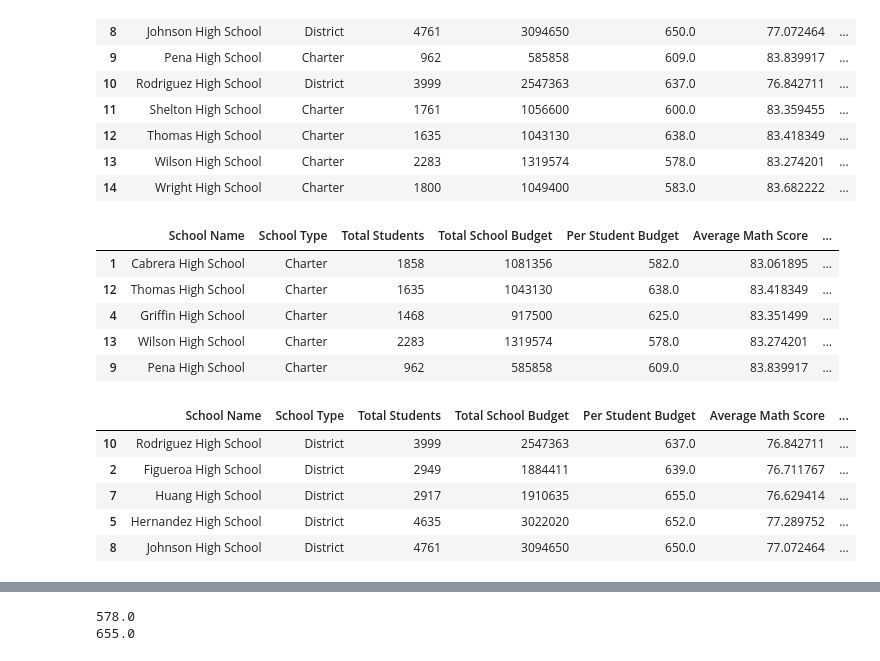
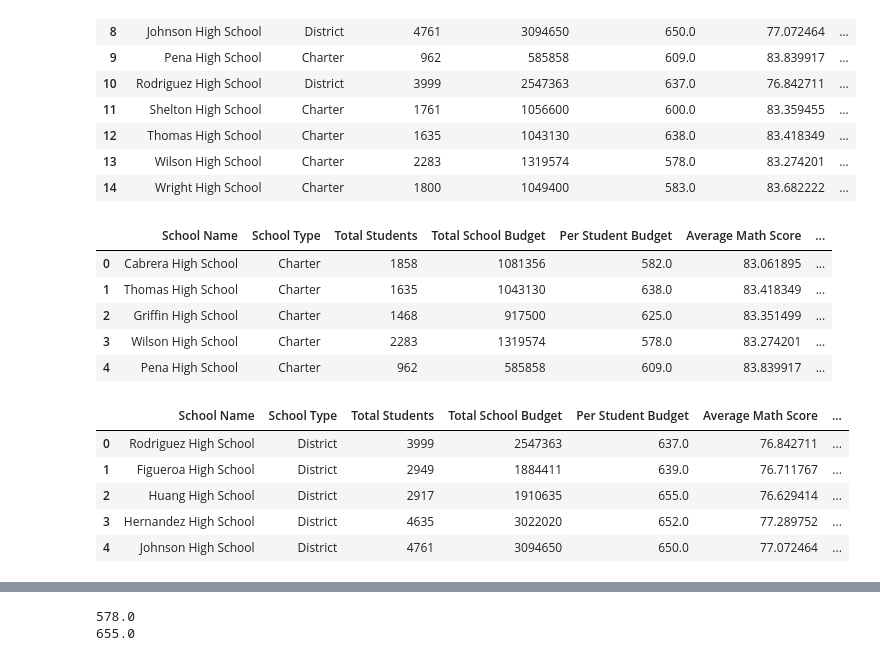
Before and after one commit to JimKTran/UofT-BCS-Pandas-Challenge, a Jupyter notebook: PyCitySchools/PyCitySchools.ipynb, the cells around one changed output, grey strips where cells are left out. Drawn from its saved outputs; the diff is of its cells as text; code cells hidden in the pictures.

```diff
--- a/PyCitySchools/PyCitySchools.ipynb
+++ b/PyCitySchools/PyCitySchools.ipynb
@@ -101,7 +90,7 @@ district_summary
 | 0 | 15 | 39,170 | $24,649,428.00 | 78.985371 | 81.87784 | 74.980853 | ... |
 # %%
 # calculate budget per student by schools
-schools["Per Student Budget"] = schools["budget"] / schools["size"]
-schools = schools.sort_values("school_name", ascending=True)
-schools["Per Student Budget"] = schools["Per Student Budget"].astype(float)
-#schools
+schools["Per Student Budget"] = (schools["budget"] / schools["size"])
+schools = schools.sort_values("school_name", ascending=True).reset_index(drop=True)
+#schools["Per Student Budget"] = schools["Per Student Budget"].astype(float)
+schools
@@ -141,6 +147,6 @@ student_marks_summary_df = pd.DataFrame({"Average Math Score": average_math_scor
                                          "% Passing Math": math_passing_pecent_per_school_df,
                                          "% Passing Reading": reading_passing_pecent_per_school_df,
                                          "% Overall Passing": overall_passing_percent_per_school_df
-                                          })
+                                          }).reset_index()
 student_marks_summary_df
 # %% [output]
@@ -199,26 +203,26 @@ school_summary
 | 14 | Wright High School | Charter | 1800 | 1049400 | 583.0 | 83.682222 | ... |
 # %%
 # Top 5 Performing Schools (By % Overall Passing)
-school_summary_sort = school_summary.sort_values("% Overall Passing", ascending=False)
+school_summary_sort = school_summary.sort_values("% Overall Passing", ascending=False).reset_index(drop=True)
 school_summary_sort.head()
 # %% [output]
 |  | School Name | School Type | Total Students | Total School Budget | Per Student Budget | Average Math Score | ... |
-| 1 | Cabrera High School | Charter | 1858 | 1081356 | 582.0 | 83.061895 | ... |
-| 12 | Thomas High School | Charter | 1635 | 1043130 | 638.0 | 83.418349 | ... |
-| 4 | Griffin High School | Charter | 1468 | 917500 | 625.0 | 83.351499 | ... |
-| 13 | Wilson High School | Charter | 2283 | 1319574 | 578.0 | 83.274201 | ... |
-| 9 | Pena High School | Charter | 962 | 585858 | 609.0 | 83.839917 | ... |
+| 0 | Cabrera High School | Charter | 1858 | 1081356 | 582.0 | 83.061895 | ... |
+| 1 | Thomas High School | Charter | 1635 | 1043130 | 638.0 | 83.418349 | ... |
+| 2 | Griffin High School | Charter | 1468 | 917500 | 625.0 | 83.351499 | ... |
+| 3 | Wilson High School | Charter | 2283 | 1319574 | 578.0 | 83.274201 | ... |
+| 4 | Pena High School | Charter | 962 | 585858 | 609.0 | 83.839917 | ... |
 # %%
 #Bottom 5 Performing Schools (By % Overall Passing)
-school_summary_sort = school_summary.sort_values("% Overall Passing", ascending=True)
+school_summary_sort = school_summary.sort_values("% Overall Passing", ascending=True).reset_index(drop=True)
 school_summary_sort.head()
 # %% [output]
 |  | School Name | School Type | Total Students | Total School Budget | Per Student Budget | Average Math Score | ... |
-| 10 | Rodriguez High School | District | 3999 | 2547363 | 637.0 | 76.842711 | ... |
-| 2 | Figueroa High School | District | 2949 | 1884411 | 639.0 | 76.711767 | ... |
-| 7 | Huang High School | District | 2917 | 1910635 | 655.0 | 76.629414 | ... |
-| 5 | Hernandez High School | District | 4635 | 3022020 | 652.0 | 77.289752 | ... |
-| 8 | Johnson High School | District | 4761 | 3094650 | 650.0 | 77.072464 | ... |
+| 0 | Rodriguez High School | District | 3999 | 2547363 | 637.0 | 76.842711 | ... |
+| 1 | Figueroa High School | District | 2949 | 1884411 | 639.0 | 76.711767 | ... |
+| 2 | Huang High School | District | 2917 | 1910635 | 655.0 | 76.629414 | ... |
+| 3 | Hernandez High School | District | 4635 | 3022020 | 652.0 | 77.289752 | ... |
+| 4 | Johnson High School | District | 4761 | 3094650 | 650.0 | 77.072464 | ... |
 # %%
 # Math Scores by Grade
 # Create a table that lists the average Math Score for students of each grade level (9th, 10th, 11th, 12th) at each school.
```
Also changed, not shown: parts of 6 cells of this notebook.
